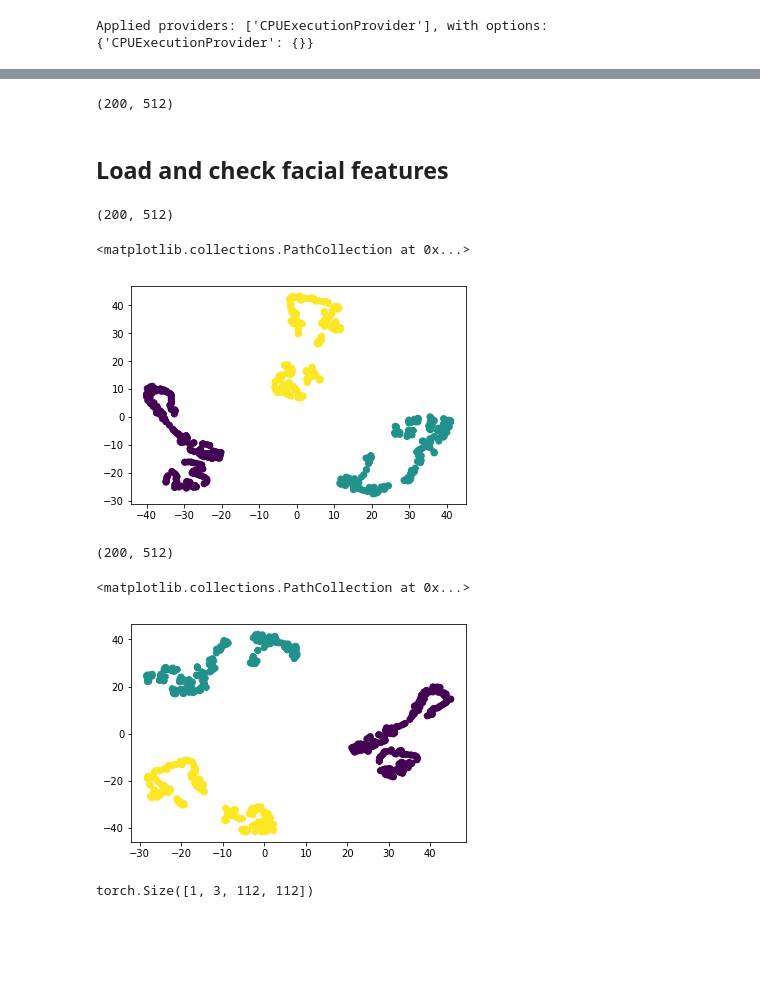
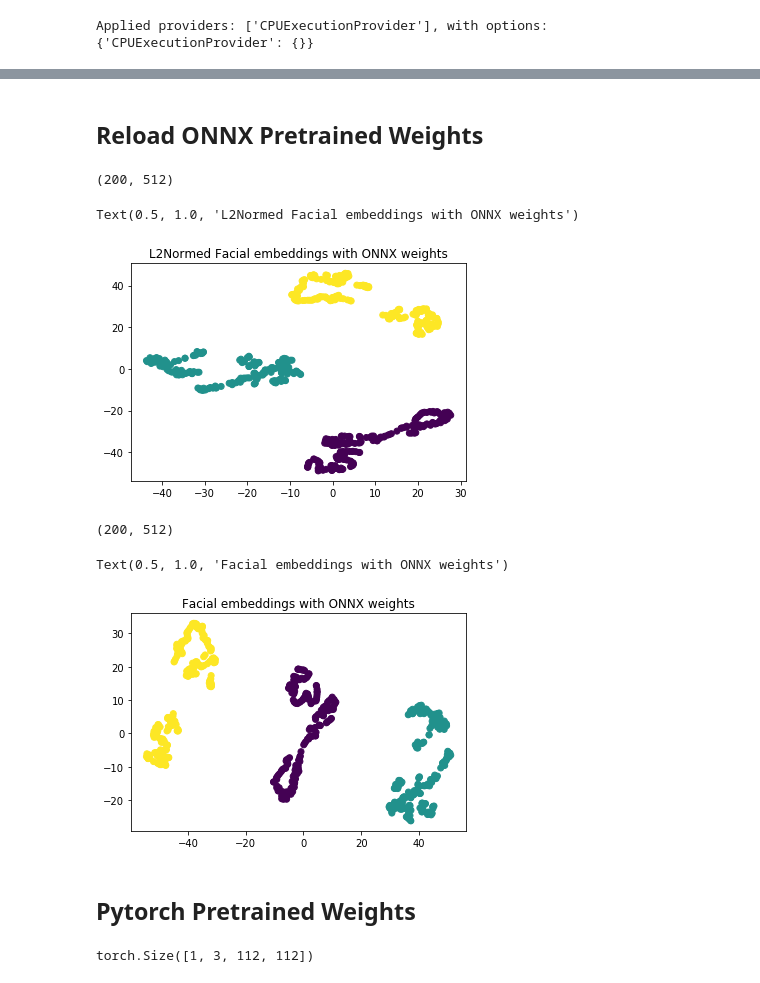
Before and after one commit to congvmit/ABAW2-BEAST, a Jupyter notebook: ipy.6.face_feature.ipynb, the cells around one changed output, grey strips where cells are left out. Cells and saved outputs as stored; diff of their text form; code cells hidden in the pictures; blank space fills up the shorter version.

```diff
--- a/ipy.6.face_feature.ipynb
+++ b/ipy.6.face_feature.ipynb
@@ -11,7 +9,7 @@ from numpy.linalg import norm as l2norm
 def normed_embedding(embedding):
     return embedding / l2norm(embedding)
 # %%
-reg_model = insightface.model_zoo.get_model(
+reg_model = insightface_inference.model_zoo.get_model(
     "ckpts/models/buffalo_l/w600k_r50.onnx", providers=["CUDAExecutionProvider"]
 )
 reg_model.prepare(ctx_id=1)
@@ -28,8 +17,0 @@ all_folders[-1]
-# %%
-feats = []
-for f in all_folders[:200]:
-    path = glob(f"/mnt/DATA2/congvm/Affwild2/cropped_aligned/{f}/*")[0]
-    img_arr = cv2.imread(path)
-    img_arr = cv2.cvtColor(img_arr, cv2.COLOR_BGR2RGB)
-    features = normed_embedding(reg_model.get_feat(img_arr).flatten())
-    feats.append(features)
@@ -66,12 +18,3 @@ import matplotlib.pyplot as plt
-# %%
-feats_x = np.stack(feats)
-print(feats_x.shape)
-feats_X_embedded = TSNE(n_components=2, init="random").fit_transform(feats_x)
-plt.scatter(feats_X_embedded[:, 0], feats_X_embedded[:, 1])
-# %% [output]
-(200, 512)
-# %% [markdown]
-## Load and check facial features
 # %%
 import pandas as pd
 import os
@@ -97,8 +40,12 @@ def read_txt(path):
 def load_image(img_path):
     img_arr = cv2.imread(img_path)
     return cv2.cvtColor(img_arr, cv2.COLOR_BGR2RGB)
+# %% [markdown]
+## Reload ONNX Pretrained Weights
 # %%
-csv_path = "/mnt/DATA2/congvm/Affwild2/saved_labels/AU_Detection_Challenge/Train_Set/163.csv"
+csv_path = (
+    "/mnt/DATA2/congvm/Affwild2/saved_labels/AU_Detection_Challenge/Train_Set/163.csv"
+)
 data_df = pd.read_csv(csv_path)
 image_id_paths = data_df.image_id.values
 
@@ -126,38 +73,39 @@ for path in tqdm(image_id_paths[:200]):
 
 csv_path = (
     "/mnt/DATA2/congvm/Affwild2/saved_labels/AU_Detection_Challenge/Train_Set/114.csv"
 )
 data_df = pd.read_csv(csv_path)
 image_id_paths = data_df.image_id.values
 
 
 feats_2 = []
 for path in tqdm(image_id_paths[:200]):
     img_arr = cv2.imread(path)
     img_arr = cv2.cvtColor(img_arr, cv2.COLOR_BGR2RGB)
     features = normed_embedding(reg_model.get_feat(img_arr).flatten())
     feats_2.append(features)
 
 
 feats_x = np.stack(feats)
-labels_x = [0]*len(feats_x)
+labels_x = [0] * len(feats_x)
 feats_1_x = np.stack(feats_1)
-labels_1_x = [1]*len(feats_1_x)
+labels_1_x = [1] * len(feats_1_x)
 feats_2_x = np.stack(feats_2)
-labels_2_x = [2]*len(feats_2_x)
+labels_2_x = [2] * len(feats_2_x)
 
 print(feats_x.shape)
 # print(feats_1_x.shape)
 
 feats_x_concat = np.concatenate([feats_x, feats_1_x, feats_2_x])
 labels_x_concat = np.concatenate([labels_x, labels_1_x, labels_2_x])
 
 feats_X_embedded = TSNE(n_components=2, init="random").fit_transform(feats_x_concat)
 plt.scatter(feats_X_embedded[:, 0], feats_X_embedded[:, 1], c=labels_x_concat)
+plt.title('L2Normed Facial embeddings with ONNX weights')
 # %% [output]
 (200, 512)
-<matplotlib.collections.PathCollection at 0x...>
+Text(0.5, 1.0, 'L2Normed Facial embeddings with ONNX weights')
-[figure, old version]
+[figure, new version]
 # %%
 ## W/o normalization
 csv_path = (
@@ -218,10 +166,13 @@ labels_x_concat = np.concatenate([labels_x, labels_1_x, labels_2_x])
 
 feats_X_embedded = TSNE(n_components=2, init="random").fit_transform(feats_x_concat)
 plt.scatter(feats_X_embedded[:, 0], feats_X_embedded[:, 1], c=labels_x_concat)
+plt.title('Facial embeddings with ONNX weights')
 # %% [output]
 (200, 512)
-<matplotlib.collections.PathCollection at 0x...>
+Text(0.5, 1.0, 'Facial embeddings with ONNX weights')
-[figure, old version]
+[figure, new version]
+# %% [markdown]
+## Pytorch Pretrained Weights
 # %%
 import torch
 import torch.nn as nn
```
Also changed, not shown: parts of 8 cells of this notebook, 46 other files.
